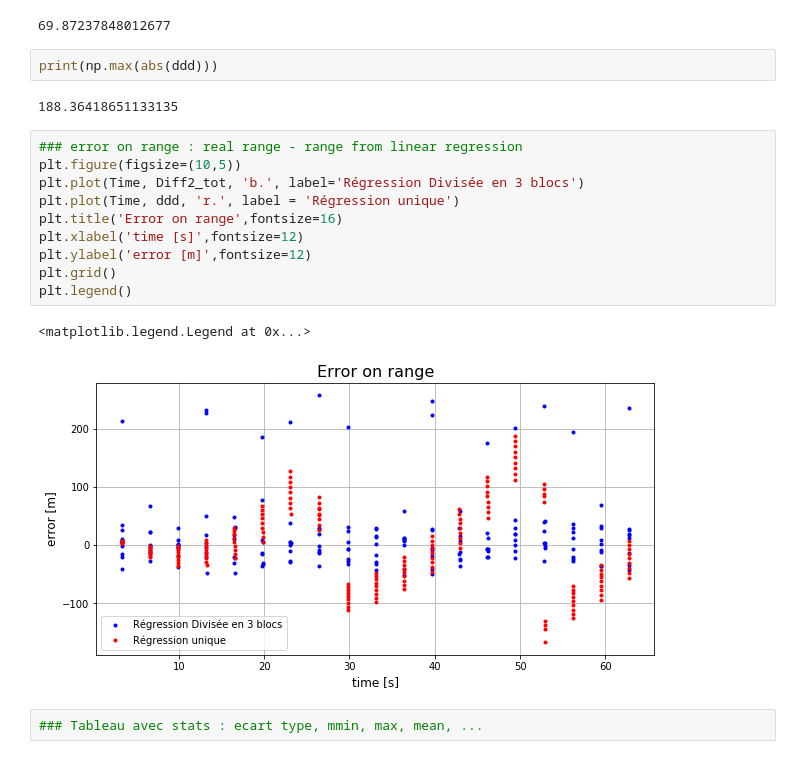
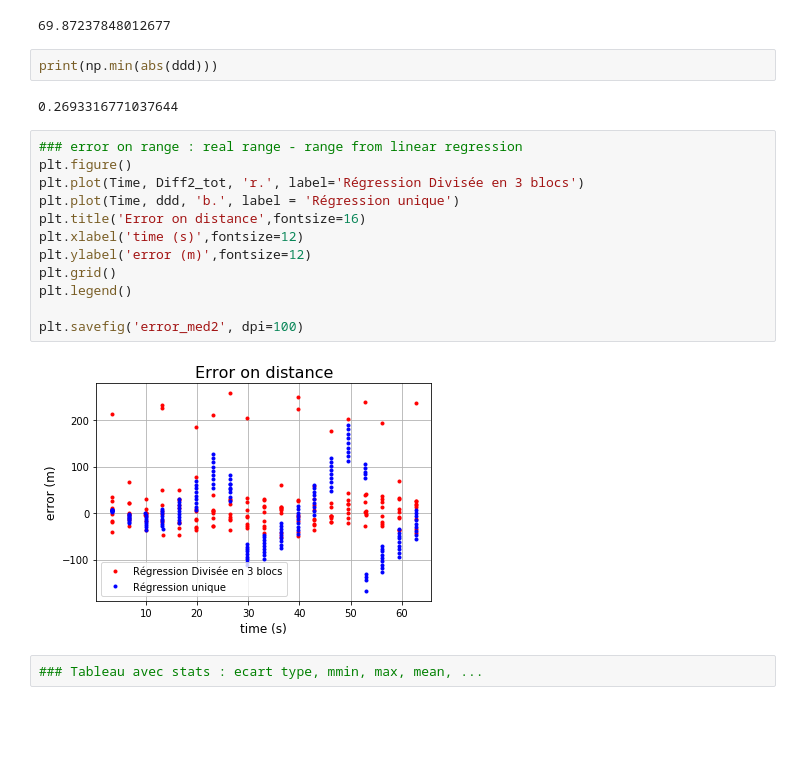
Before and after one commit to ponchama/Cognac_Acoustique, a Jupyter notebook: Bellhop/Partie5_methode_detection/Untitled.ipynb, the cells around one changed output. Saved outputs shown, nothing was run; the diff lists cells and outputs as text; blank space fills up the shorter version.

```diff
--- a/Bellhop/Partie5_methode_detection/Untitled.ipynb
+++ b/Bellhop/Partie5_methode_detection/Untitled.ipynb
@@ -973,22 +1097,23 @@ e_t
 # %% [output]
 69.87237848012677
 # %%
-print(np.max(abs(ddd)))
+print(np.min(abs(ddd)))
 # %% [output]
-188.36418651133135
+0.2693316771037644
 # %%
 ### error on range : real range - range from linear regression
-plt.figure(figsize=(10,5))
-plt.plot(Time, Diff2_tot, 'b.', label='Régression Divisée en 3 blocs')
-plt.plot(Time, ddd, 'r.', label = 'Régression unique')
-plt.title('Error on range',fontsize=16)
-plt.xlabel('time [s]',fontsize=12)
-plt.ylabel('error [m]',fontsize=12)
+plt.figure()
+plt.plot(Time, Diff2_tot, 'r.', label='Régression Divisée en 3 blocs')
+plt.plot(Time, ddd, 'b.', label = 'Régression unique')
+plt.title('Error on distance',fontsize=16)
+plt.xlabel('time (s)',fontsize=12)
+plt.ylabel('error (m)',fontsize=12)
 plt.grid()
 plt.legend()
+
+plt.savefig('error_med2', dpi=100)
 # %% [output]
-<matplotlib.legend.Legend at 0x...>
-[figure, old version]
+[figure, new version]
 # %%
 ### Tableau avec stats : ecart type, mmin, max, mean, ...
 # %% [markdown]
```
Also changed, not shown: parts of 47 cells of this notebook.
